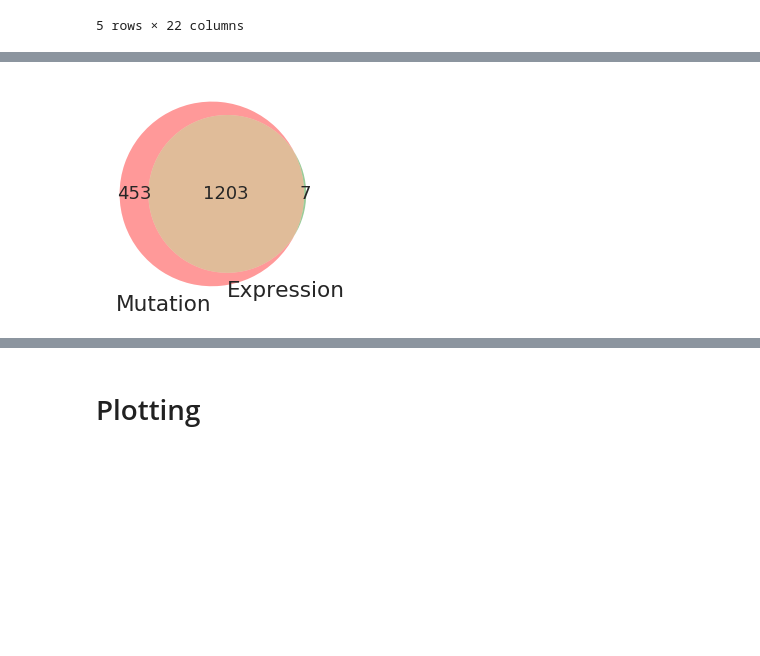
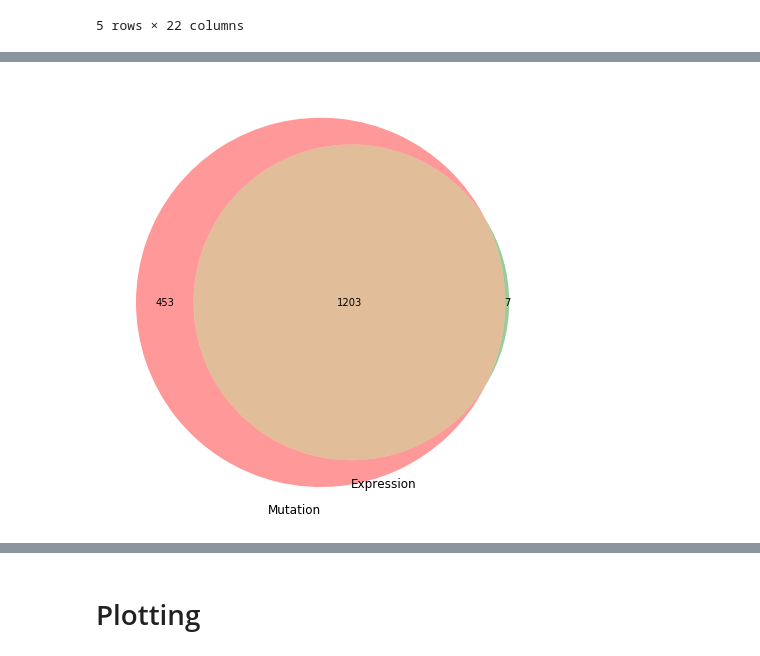
Before and after one commit to andreassteffen/python_WS_2019, a Jupyter notebook: notebooks/python workshop 2019.ipynb, the cells around one changed output, grey strips where cells are left out. Saved outputs shown, nothing was run; the diff lists cells and outputs as text; code cells hidden in the pictures; blank space fills up the shorter version.

```diff
--- a/notebooks/python workshop 2019.ipynb
+++ b/notebooks/python workshop 2019.ipynb
@@ -547,0 +665,8 @@ df_e.head()
+# %%
+columns = df_e.columns # get all column names
+# use a list comprehesion to iterate over all column names and
+# split each string at whitespaces it contains. We will use the left-most
+# split sub-string (which is left of the first white space)
+columns_ = [c.split(" ")[0] for c in columns]
+df_e.columns = columns_ # replace old column names by our substituted
+df_e.head()
@@ -548,6 +681,7 @@ df_e.head()
 # %%
-# read mutation data and clean up
-df_m = pd.read_csv("../data/CCLE_mutations.csv")
+# Now let us read the mutation data but only load specific columns required for our analysis,
+# namely "Variant_Classification", "DepMap_ID" and "Hugo_Symbol"
+df_m = pd.read_csv("../data/CCLE_mutations.csv",   usecols=["Variant_Classification", "DepMap_ID", "Hugo_Symbol"])
 # %%
 df_m.head()
 # %% [output]
@@ -586,8 +725,8 @@ df_s.head()
 # %%
 from matplotlib_venn import venn2
-# Second way
+plt.figure(figsize=(8,8))
 venn2([set(df_m.DepMap_ID.values), set(df_e.index.values)],set_labels=('Mutation', 'Expression'))
 plt.show()
 # %% [output]
-[figure, old version]
+[figure, new version]
 # %%
```
Also changed, not shown: parts of 86 cells of this notebook.
